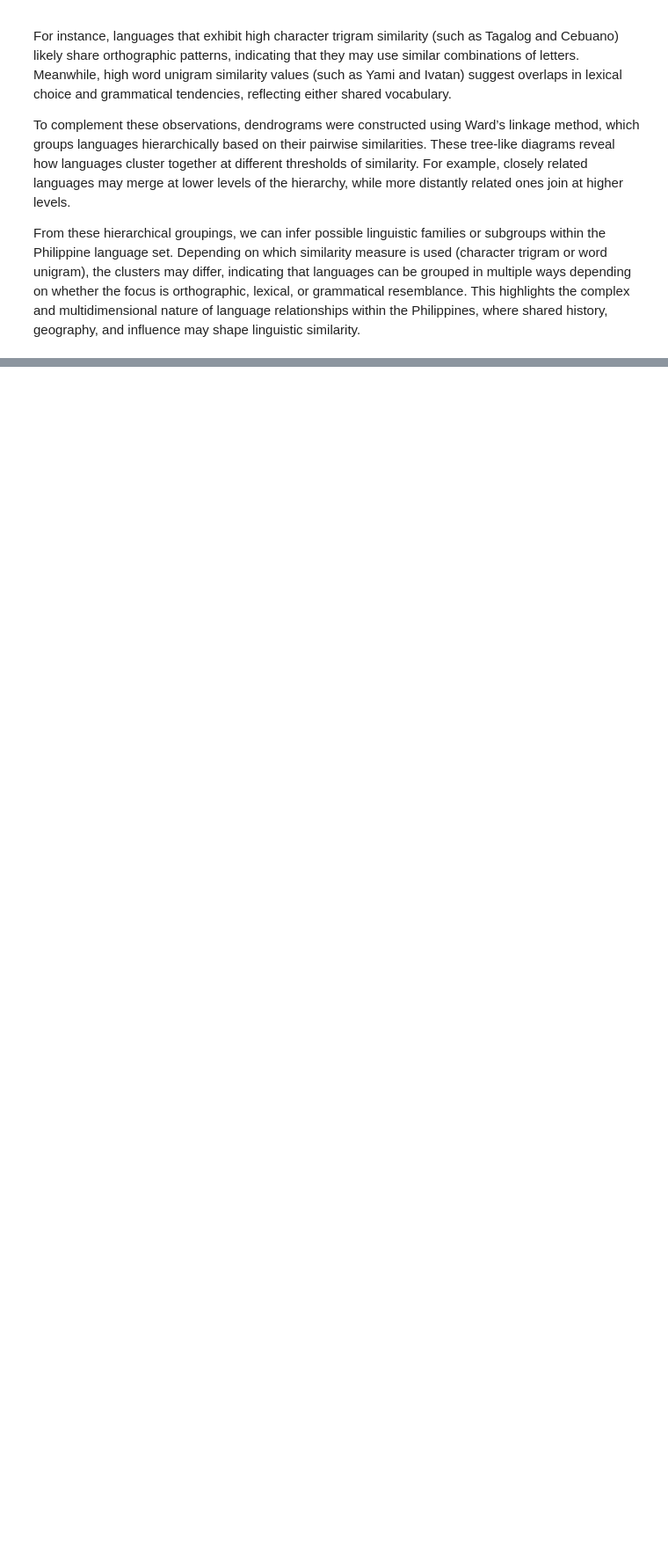
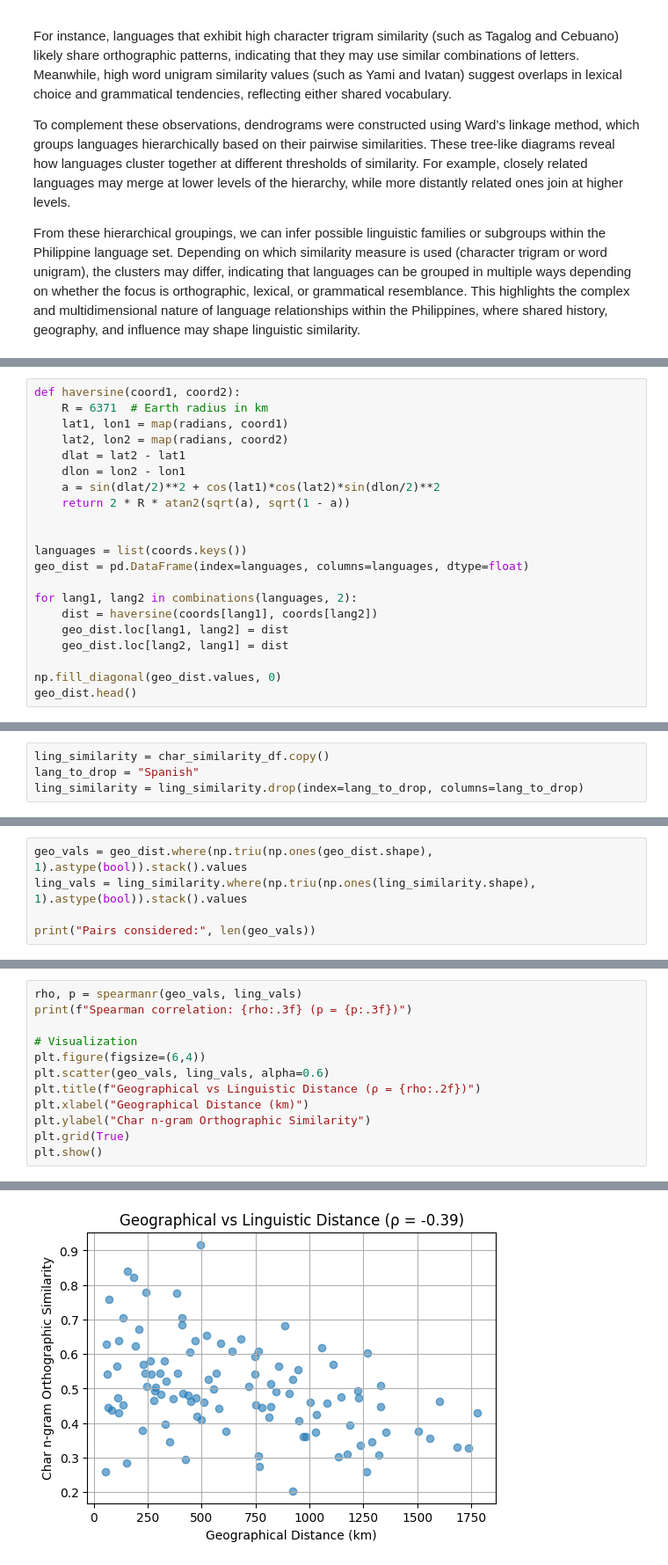
Before and after one commit to qu1r0ra/philippine-language-clustering, a Jupyter notebook: notebooks/philippine_language_clustering.ipynb, the cells around one changed output, grey strips where cells are left out. Shown at 88% size. Drawn from its saved outputs; the diff is of its cells as text; blank space fills up the shorter version.

```diff
--- a/notebooks/philippine_language_clustering.ipynb
+++ b/notebooks/philippine_language_clustering.ipynb
@@ -515,0 +572,21 @@ From these hierarchical groupings, we can infer possible linguistic families or
+# %%
+def haversine(coord1, coord2):
+    R = 6371  # Earth radius in km
+    lat1, lon1 = map(radians, coord1)
+    lat2, lon2 = map(radians, coord2)
+    dlat = lat2 - lat1
+    dlon = lon2 - lon1
+    a = sin(dlat/2)**2 + cos(lat1)*cos(lat2)*sin(dlon/2)**2
+    return 2 * R * atan2(sqrt(a), sqrt(1 - a))
+
+
+languages = list(coords.keys())
+geo_dist = pd.DataFrame(index=languages, columns=languages, dtype=float)
+
+for lang1, lang2 in combinations(languages, 2):
+    dist = haversine(coords[lang1], coords[lang2])
+    geo_dist.loc[lang1, lang2] = dist
+    geo_dist.loc[lang2, lang1] = dist
+
+np.fill_diagonal(geo_dist.values, 0)
+geo_dist.head()
@@ -515,0 +602,4 @@ From these hierarchical groupings, we can infer possible linguistic families or
+# %%
+ling_similarity = char_similarity_df.copy()
+lang_to_drop = "Spanish"
+ling_similarity = ling_similarity.drop(index=lang_to_drop, columns=lang_to_drop)
@@ -515,0 +608,5 @@ From these hierarchical groupings, we can infer possible linguistic families or
+# %%
+geo_vals = geo_dist.where(np.triu(np.ones(geo_dist.shape), 1).astype(bool)).stack().values
+ling_vals = ling_similarity.where(np.triu(np.ones(ling_similarity.shape), 1).astype(bool)).stack().values
+
+print("Pairs considered:", len(geo_vals))
@@ -515,0 +617,13 @@ From these hierarchical groupings, we can infer possible linguistic families or
+# %%
+rho, p = spearmanr(geo_vals, ling_vals)
+print(f"Spearman correlation: {rho:.3f} (p = {p:.3f})")
+
+# Visualization
+plt.figure(figsize=(6,4))
+plt.scatter(geo_vals, ling_vals, alpha=0.6)
+plt.title(f"Geographical vs Linguistic Distance (ρ = {rho:.2f})")
+plt.xlabel("Geographical Distance (km)")
+plt.ylabel("Char n-gram Orthographic Similarity")
+plt.grid(True)
+plt.show()
+# %% [output]
@@ -515,0 +631 @@ From these hierarchical groupings, we can infer possible linguistic families or
+[figure, added]
```
Also changed, not shown: parts of 33 cells of this notebook.
